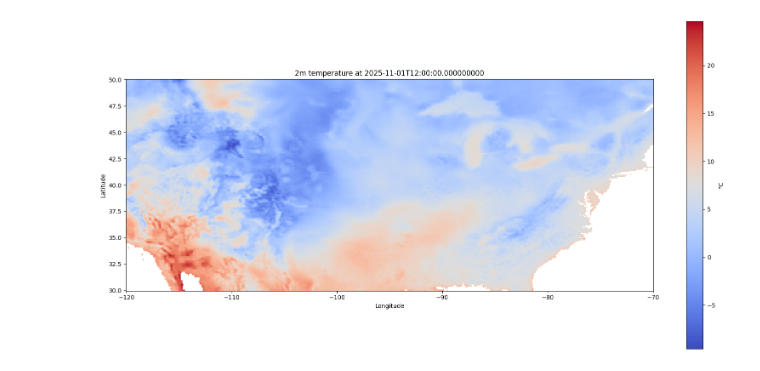
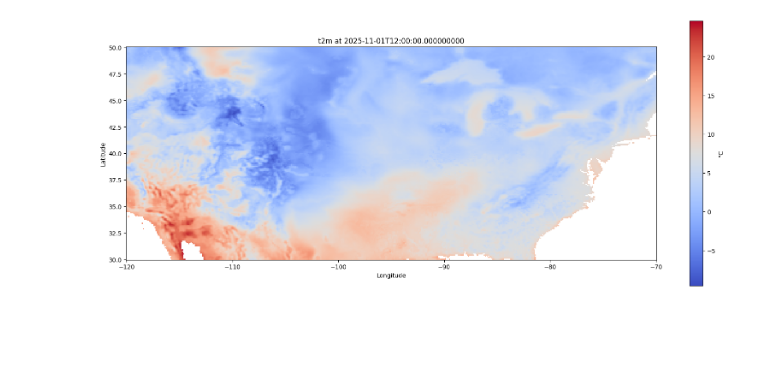
Before and after one commit to uttambhat/derived-weather, a Jupyter notebook: notebooks/visualize_weather_variables.ipynb, the cells around one changed output. Cells and saved outputs as stored; diff of their text form; code cells hidden in the pictures; blank space fills up the shorter version.

Commit message:
Moved plotting functions to a utils file. Added animated plots.

```diff
--- a/notebooks/visualize_weather_variables.ipynb
+++ b/notebooks/visualize_weather_variables.ipynb
@@ -33,29 +42,9 @@ else:
-# %%
-# choose a time index (0 = first available valid_time)
-time_idx = 0
-time = weather_array.valid_time.values[time_idx]
-
-# extract 2m temperature (variable name in the dataset is "t2m")
-t2m = weather_array["t2m"].isel(valid_time=time_idx)
-
-# convert to Celsius if values look like Kelvin
-if t2m.mean().item() > 200:
-    t2m_plot = t2m - 273.15
-    units = "°C"
-else:
-    t2m_plot = t2m
-    units = weather_array["t2m"].attrs.get("units", "")
-
-lon = weather_array.longitude
-lat = weather_array.latitude
-
-plt.figure(figsize=(20, 10))
-pcm = plt.pcolormesh(lon, lat, t2m_plot, shading="auto", cmap="coolwarm")
-plt.xlabel("Longitude")
-plt.ylabel("Latitude")
-plt.title(f"2m temperature at {str(time)}")
-plt.colorbar(pcm, label=units)
-plt.gca().set_aspect("equal", adjustable="box")
-plt.show()
-# %% [output]
-[figure, removed]
+# %%
+for time_idx in range(0, 1):
+    plot_utils.plot_weather_data(
+        weather_array=weather_array,
+        weather_variable_name='t2m',
+        time_idx=time_idx,
+    )
+# %% [output]
+[figure, added]
```
Also changed, not shown: parts of 3 cells of this notebook, 6 other files.
